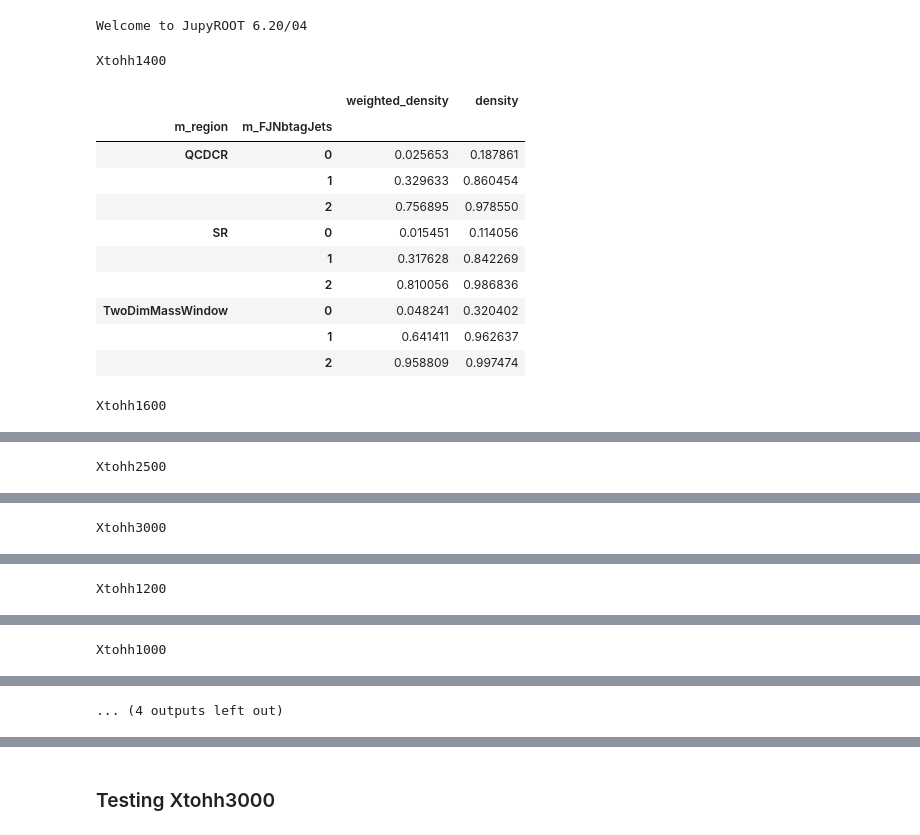
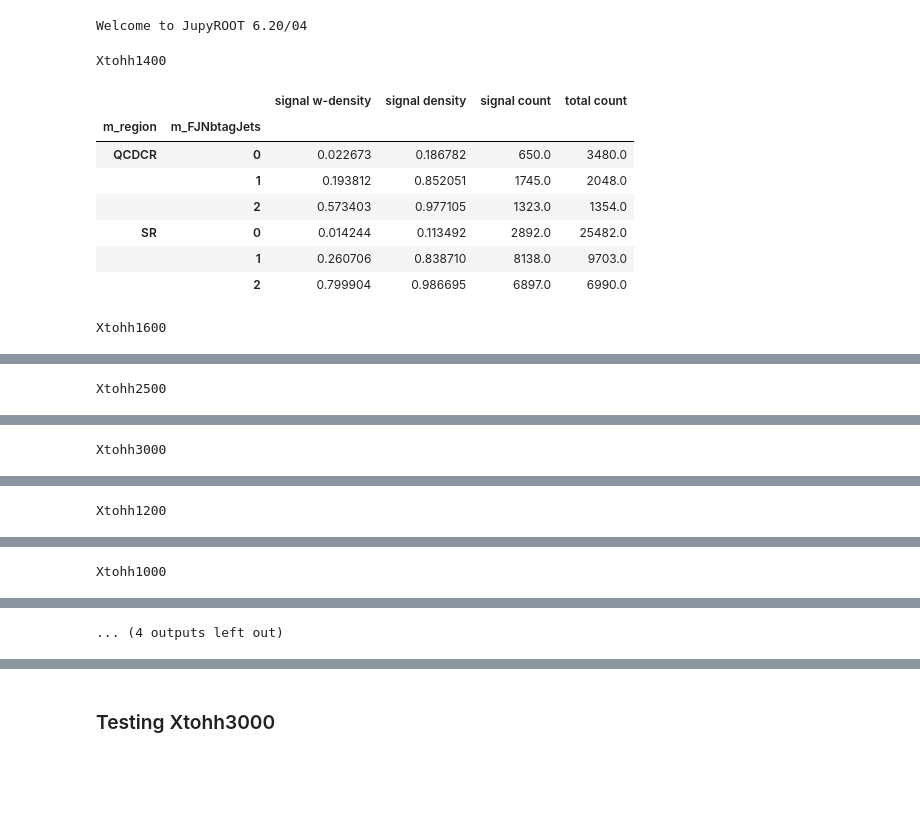
Before and after one commit to Jneror/BoostedDiHiggsDeepLearning, a Jupyter notebook: notebooks/2020-04-30-JRO-DistributionV2.ipynb, the cells around one changed output, grey strips where cells are left out. Cells and saved outputs as stored; diff of their text form; code cells hidden in the pictures; blank space fills up the shorter version.

```diff
--- a/notebooks/2020-04-30-JRO-DistributionV2.ipynb
+++ b/notebooks/2020-04-30-JRO-DistributionV2.ipynb
@@ -24,42 +24,58 @@ datasets = {sign_name: ada.drop_fakes(sign_df) for sign_name, sign_df in dataset
 #classify
 datasets = {sign_name: ada.classify_events(sign_df, sign_name, "signal") for sign_name, sign_df in datasets.items()}
 # %%
-def wavg(group, avg_name, weight_name):
+def wavg(df, x_col, weight_col):
     """ http://stackoverflow.com/questions/10951341/pandas-dataframe-aggregate-function-using-multiple-columns
     In rare instance, we may not have weights, so just return the mean. Customize this if your business case
     should return otherwise.
+    x * w / sum(w)
     """
-    d = group[avg_name]
-    w = group[weight_name]
+    x = df[x_col]
+    w = df[weight_col]
     try:
-        return (d * w).sum() / w.sum()
+        return (x * w).sum() / w.sum()
     except ZeroDivisionError:
-        return d.mean()
+        return x.mean()
 
-def density(group, signal_col):
-    c = group[signal_col]
-    return c.sum()/c.count()
+def signal_density(df, signal_col):
+    """Returns the class 1 count divided by the total count (class 1 and class 0)"""
+    classes = df[signal_col]
+    return classes.sum()/classes.count()
 
-def get_density(group, signal_col, weight_col):
-    return pd.Series([wavg(group, signal_col, weight_col), density(group, signal_col)], index = ["weighted_density", "density"])
+def signal_count(df, signal_col):
+    """Returns the amount of signal (class 1) in a dataset"""
+    return df[signal_col].sum()
+
+def total_count(df):
+    """Returns the amount of data in a dataset"""
+    return df.shape[0]
+
+def signal_distribution(df, signal_col, weight_col):
+    """Returns info about the signal (class 1) in a dataset"""
+    return pd.Series(
+        [
+            wavg(df, signal_col, weight_col),
+            signal_density(df, signal_col),
+            signal_count(df, signal_col),
+            total_count(df),
+        ],
+        index = ["signal w-density", "signal density", "signal count", "total count"]
+    )
 # %%
-class_distribution = {sign_name: sign_df.groupby(["m_region","m_FJNbtagJets"]).apply(get_density, "signal", "EventWeight")
+signal_distri = {sign_name: sign_df.groupby(["m_region","m_FJNbtagJets"]).apply(signal_distribution, "signal", "EventWeight")
                       for sign_name, sign_df in datasets.items()}
 # %%
-for sign, df in class_distribution.items():
+for sign, df in signal_distri.items():
     print(sign)
     display(df)
 # %% [output]
 Xtohh1400
-|  |  | weighted_density | density |
-| m_region | m_FJNbtagJets |  |  |
-| QCDCR | 0 | 0.025653 | 0.187861 |
-|  | 1 | 0.329633 | 0.860454 |
-|  | 2 | 0.756895 | 0.978550 |
-| SR | 0 | 0.015451 | 0.114056 |
-|  | 1 | 0.317628 | 0.842269 |
-|  | 2 | 0.810056 | 0.986836 |
-| TwoDimMassWindow | 0 | 0.048241 | 0.320402 |
-|  | 1 | 0.641411 | 0.962637 |
-|  | 2 | 0.958809 | 0.997474 |
+|  |  | signal w-density | signal density | signal count | total count |
+| m_region | m_FJNbtagJets |  |  |  |  |
+| QCDCR | 0 | 0.022673 | 0.186782 | 650.0 | 3480.0 |
+|  | 1 | 0.193812 | 0.852051 | 1745.0 | 2048.0 |
+|  | 2 | 0.573403 | 0.977105 | 1323.0 | 1354.0 |
+| SR | 0 | 0.014244 | 0.113492 | 2892.0 | 25482.0 |
+|  | 1 | 0.260706 | 0.838710 | 8138.0 | 9703.0 |
+|  | 2 | 0.799904 | 0.986695 | 6897.0 | 6990.0 |
 Xtohh1600
```
Also changed, not shown: parts of 11 cells of this notebook, 6 other files.
